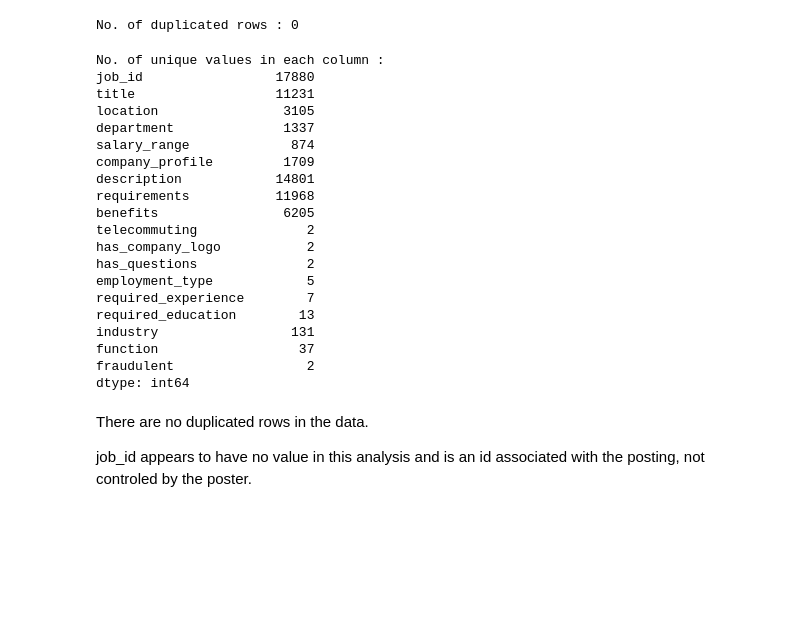
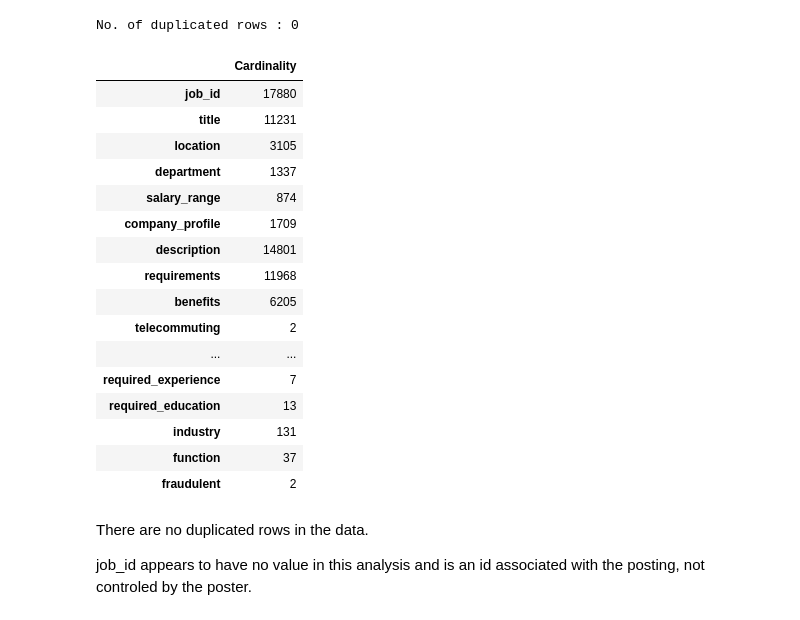
Before and after one commit to ADS-599-Team-2-Capstone/ADS-599-Capstone, a Jupyter notebook: Code Library Folder/ADS-599_Team-2_Data-Exploration-ZAF.ipynb, the cells around one changed output. Drawn from its saved outputs; the diff is of its cells as text; code cells hidden in the pictures; blank space fills up the shorter version.

```diff
--- a/Code Library Folder/ADS-599_Team-2_Data-Exploration-ZAF.ipynb
+++ b/Code Library Folder/ADS-599_Team-2_Data-Exploration-ZAF.ipynb
@@ -173,30 +173,27 @@ print("No. of duplicated rows :", n)
 No. of duplicated rows : 0
 # %%
 # check the cardinality for each column
-n = raw_df.nunique(axis=0)
+n = pd.DataFrame(raw_df.nunique(axis=0), index=None, columns=["Cardinality"])
 
-print(f"No. of unique values in each column :\n{n}")
+n.style.bar(subset=['Cardinality'], color='#d65f5f')
 # %% [output]
-No. of unique values in each column :
-job_id                 17880
-title                  11231
-location                3105
-department              1337
-salary_range             874
-company_profile         1709
-description            14801
-requirements           11968
-benefits                6205
-telecommuting              2
-has_company_logo           2
-has_questions              2
-employment_type            5
-required_experience        7
-required_education        13
-industry                 131
-function                  37
-fraudulent                 2
-dtype: int64
+|  | Cardinality |
+| job_id | 17880 |
+| title | 11231 |
+| location | 3105 |
+| department | 1337 |
+| salary_range | 874 |
+| company_profile | 1709 |
+| description | 14801 |
+| requirements | 11968 |
+| benefits | 6205 |
+| telecommuting | 2 |
+| ... | ... |
+| required_experience | 7 |
+| required_education | 13 |
+| industry | 131 |
+| function | 37 |
+| fraudulent | 2 |
 # %% [markdown]
 There are no duplicated rows in the data.
 
```
